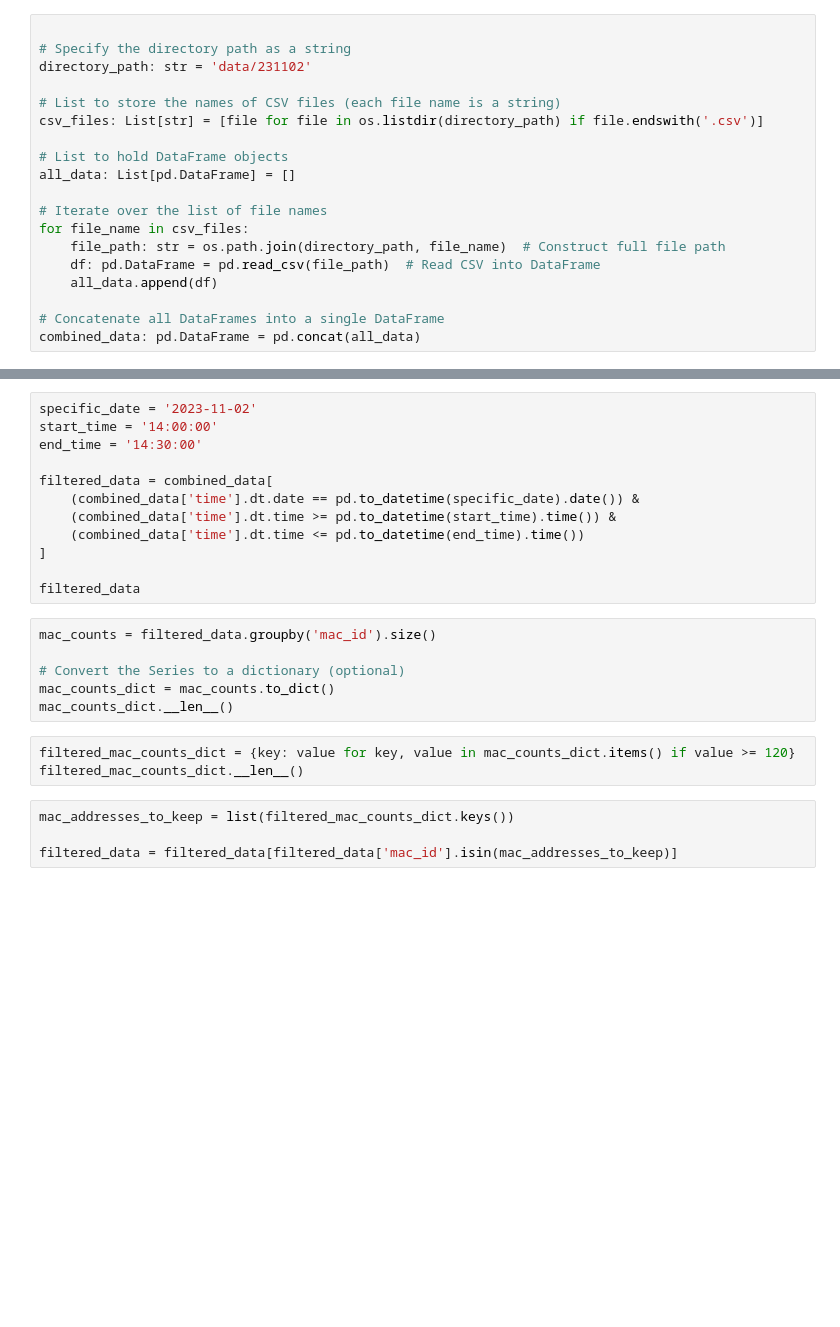
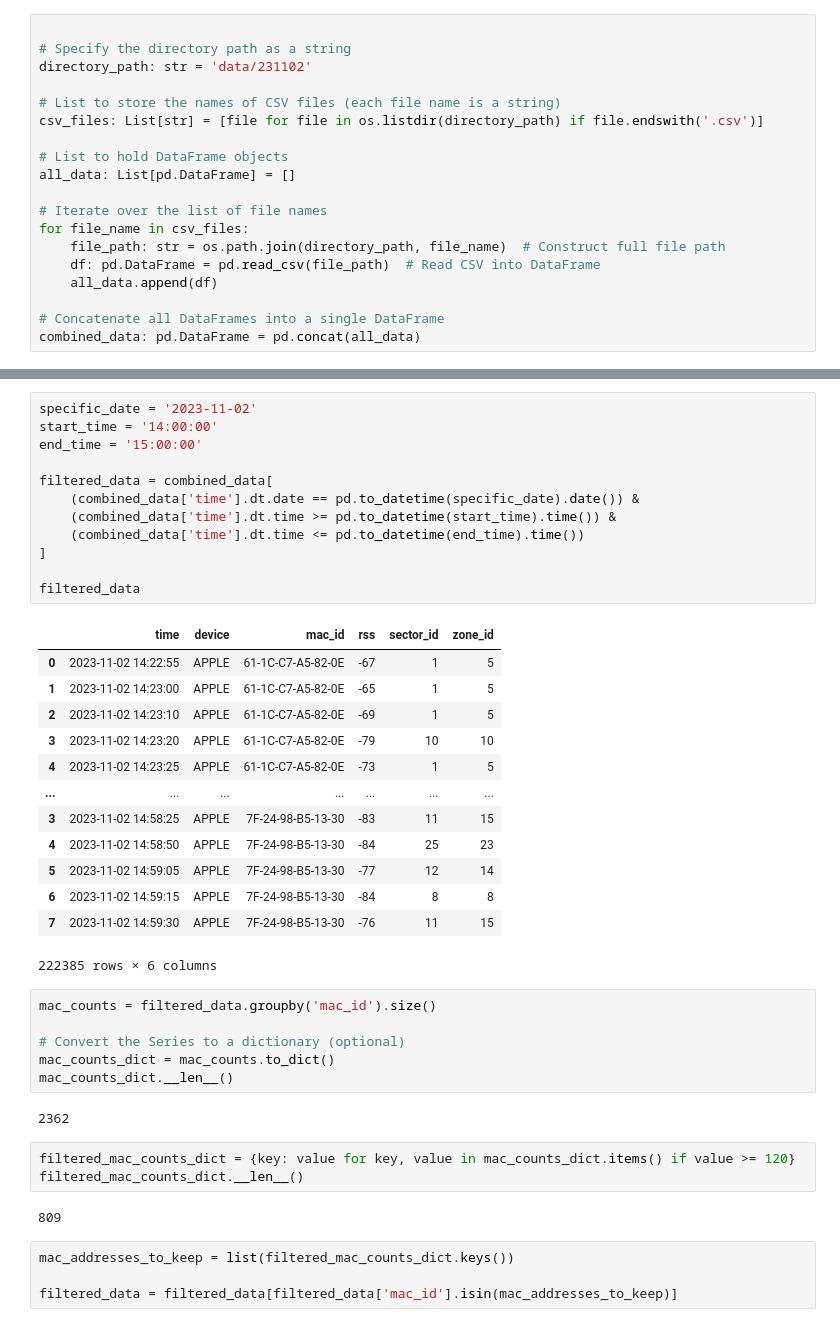
Before and after one commit to tjlabs/dmts_population_flow_analysis, a Jupyter notebook: load_data.ipynb, the cells around one changed output, grey strips where cells are left out. Drawn from its saved outputs; the diff is of its cells as text; blank space fills up the shorter version.

```diff
--- a/load_data.ipynb
+++ b/load_data.ipynb
@@ -29,24 +36,42 @@ combined_data.head()
 # %%
 specific_date = '2023-11-02'
 start_time = '14:00:00'
-end_time = '14:30:00'
+end_time = '15:00:00'
 
 filtered_data = combined_data[
     (combined_data['time'].dt.date == pd.to_datetime(specific_date).date()) &
     (combined_data['time'].dt.time >= pd.to_datetime(start_time).time()) &
     (combined_data['time'].dt.time <= pd.to_datetime(end_time).time())
 ]
 
 filtered_data
+# %% [output]
+|  | time | device | mac_id | rss | sector_id | zone_id |
+| 0 | 2023-11-02 14:22:55 | APPLE | 61-1C-C7-A5-82-0E | -67 | 1 | 5 |
+| 1 | 2023-11-02 14:23:00 | APPLE | 61-1C-C7-A5-82-0E | -65 | 1 | 5 |
+| 2 | 2023-11-02 14:23:10 | APPLE | 61-1C-C7-A5-82-0E | -69 | 1 | 5 |
+| 3 | 2023-11-02 14:23:20 | APPLE | 61-1C-C7-A5-82-0E | -79 | 10 | 10 |
+| 4 | 2023-11-02 14:23:25 | APPLE | 61-1C-C7-A5-82-0E | -73 | 1 | 5 |
+| ... | ... | ... | ... | ... | ... | ... |
+| 3 | 2023-11-02 14:58:25 | APPLE | 7F-24-98-B5-13-30 | -83 | 11 | 15 |
+| 4 | 2023-11-02 14:58:50 | APPLE | 7F-24-98-B5-13-30 | -84 | 25 | 23 |
+| 5 | 2023-11-02 14:59:05 | APPLE | 7F-24-98-B5-13-30 | -77 | 12 | 14 |
+| 6 | 2023-11-02 14:59:15 | APPLE | 7F-24-98-B5-13-30 | -84 | 8 | 8 |
+| 7 | 2023-11-02 14:59:30 | APPLE | 7F-24-98-B5-13-30 | -76 | 11 | 15 |
+222385 rows × 6 columns
 # %%
 mac_counts = filtered_data.groupby('mac_id').size()
 
 # Convert the Series to a dictionary (optional)
 mac_counts_dict = mac_counts.to_dict()
 mac_counts_dict.__len__()
+# %% [output]
+2362
 # %%
 filtered_mac_counts_dict = {key: value for key, value in mac_counts_dict.items() if value >= 120}
 filtered_mac_counts_dict.__len__()
+# %% [output]
+809
 # %%
 mac_addresses_to_keep = list(filtered_mac_counts_dict.keys())
 
```
Also changed, not shown: parts of 11 cells of this notebook, 1 other file.
